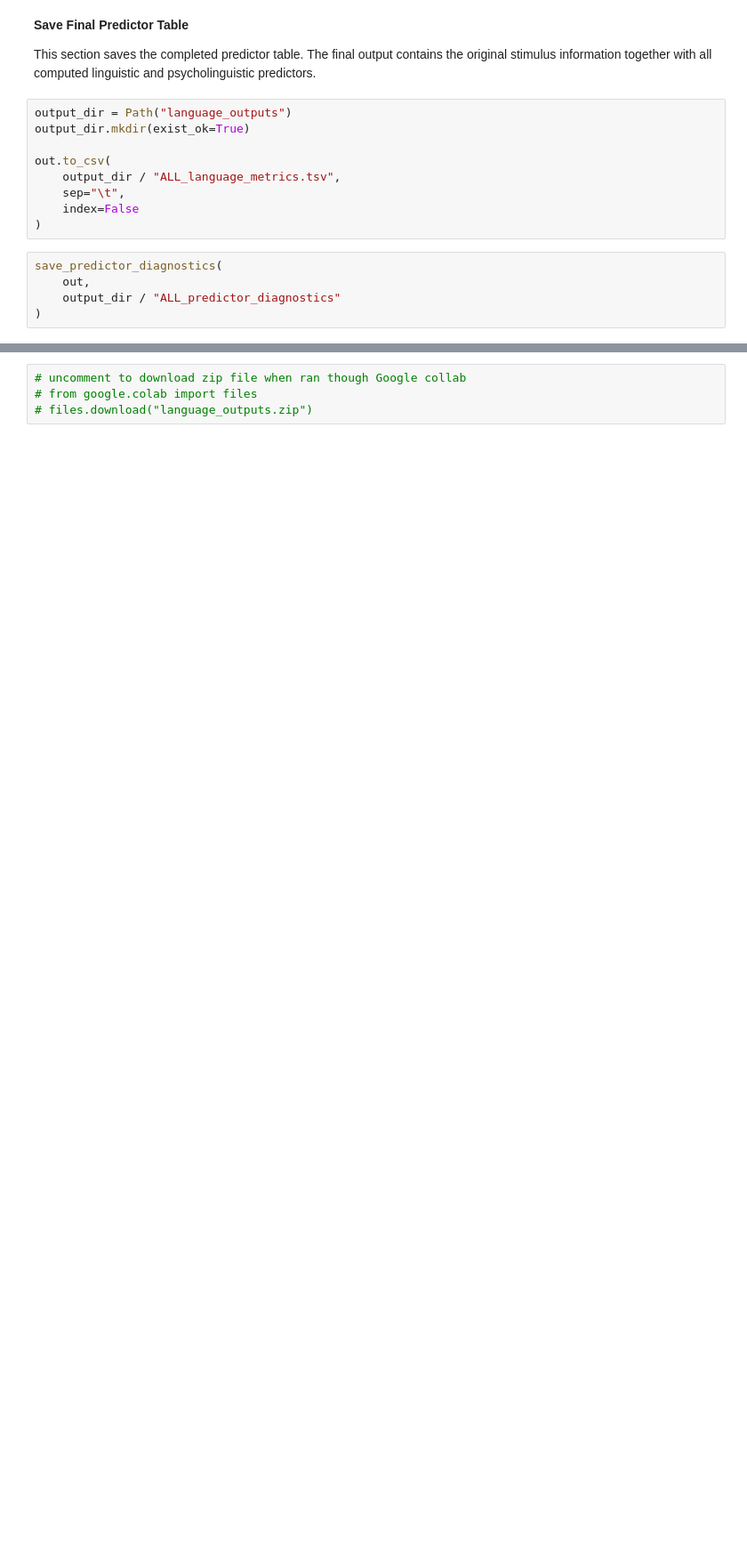
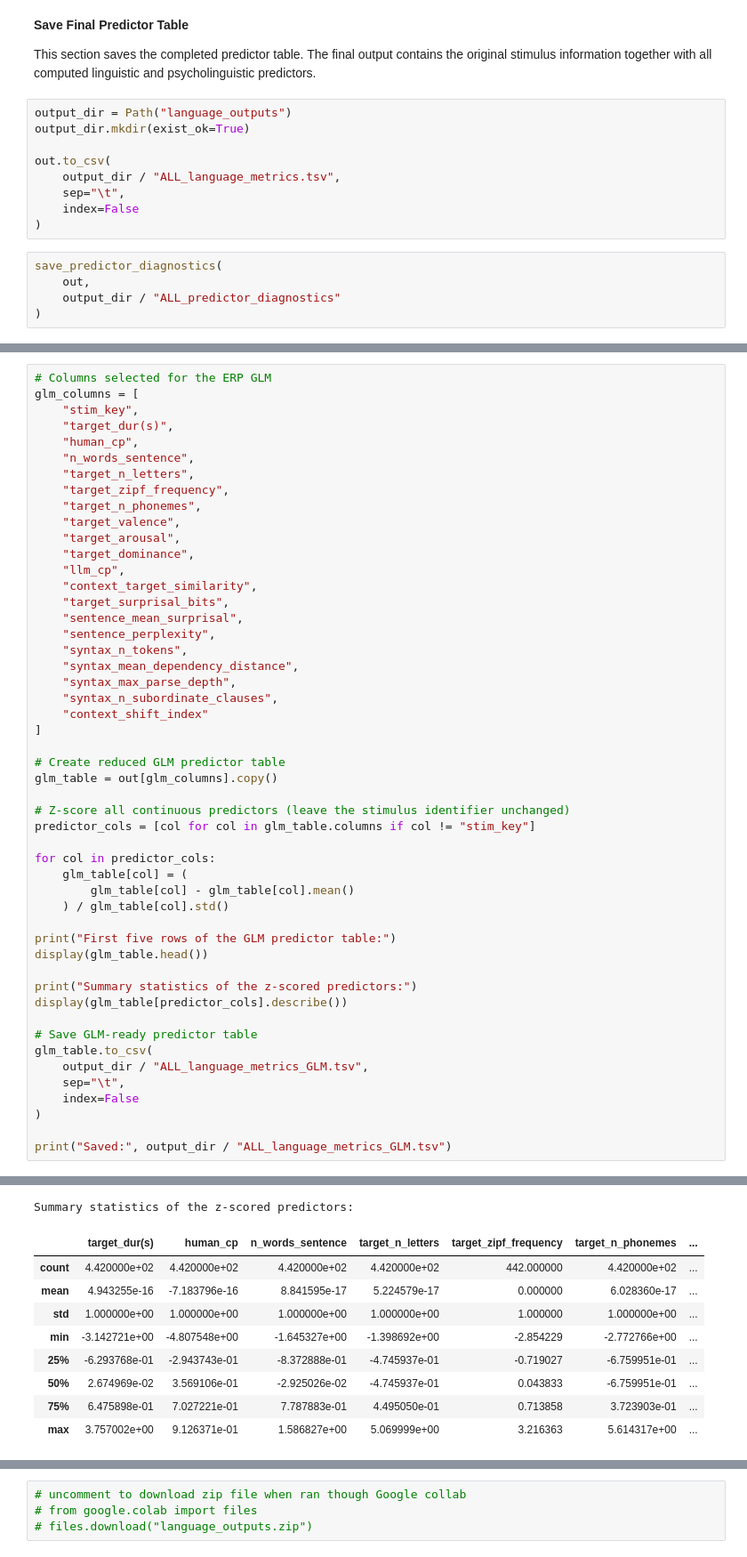
Before and after one commit to AngelaGS27/EEG-Sentence-ERP-Trial-Level-Modelling, a Jupyter notebook: stimuli_analysis.ipynb, the cells around one changed output, grey strips where cells are left out. Shown at 89% size. Cells and saved outputs as stored; diff of their text form; blank space fills up the shorter version.

```diff
--- a/stimuli_analysis.ipynb
+++ b/stimuli_analysis.ipynb
@@ -720,0 +725,51 @@ save_predictor_diagnostics(
+# %%
+# Columns selected for the ERP GLM
+glm_columns = [
+    "stim_key",
+    "target_dur(s)",
+    "human_cp",
+    "n_words_sentence",
+    "target_n_letters",
+    "target_zipf_frequency",
+    "target_n_phonemes",
+    "target_valence",
+    "target_arousal",
+    "target_dominance",
+    "llm_cp",
+    "context_target_similarity",
+    "target_surprisal_bits",
+    "sentence_mean_surprisal",
+    "sentence_perplexity",
+    "syntax_n_tokens",
+    "syntax_mean_dependency_distance",
+    "syntax_max_parse_depth",
+    "syntax_n_subordinate_clauses",
+    "context_shift_index"
+]
+
+# Create reduced GLM predictor table
+glm_table = out[glm_columns].copy()
+
+# Z-score all continuous predictors (leave the stimulus identifier unchanged)
+predictor_cols = [col for col in glm_table.columns if col != "stim_key"]
+
+for col in predictor_cols:
+    glm_table[col] = (
+        glm_table[col] - glm_table[col].mean()
+    ) / glm_table[col].std()
+
+print("First five rows of the GLM predictor table:")
+display(glm_table.head())
+
+print("Summary statistics of the z-scored predictors:")
+display(glm_table[predictor_cols].describe())
+
+# Save GLM-ready predictor table
+glm_table.to_csv(
+    output_dir / "ALL_language_metrics_GLM.tsv",
+    sep="\t",
+    index=False
+)
+
+print("Saved:", output_dir / "ALL_language_metrics_GLM.tsv")
+# %% [output]
@@ -720,0 +783,10 @@ save_predictor_diagnostics(
+Summary statistics of the z-scored predictors:
+|  | target_dur(s) | human_cp | n_words_sentence | target_n_letters | target_zipf_frequency | target_n_phonemes | ... |
+| count | 4.420000e+02 | 4.420000e+02 | 4.420000e+02 | 4.420000e+02 | 442.000000 | 4.420000e+02 | ... |
+| mean | 4.943255e-16 | -7.183796e-16 | 8.841595e-17 | 5.224579e-17 | 0.000000 | 6.028360e-17 | ... |
+| std | 1.000000e+00 | 1.000000e+00 | 1.000000e+00 | 1.000000e+00 | 1.000000 | 1.000000e+00 | ... |
+| min | -3.142721e+00 | -4.807548e+00 | -1.645327e+00 | -1.398692e+00 | -2.854229 | -2.772766e+00 | ... |
+| 25% | -6.293768e-01 | -2.943743e-01 | -8.372888e-01 | -4.745937e-01 | -0.719027 | -6.759951e-01 | ... |
+| 50% | 2.674969e-02 | 3.569106e-01 | -2.925026e-02 | -4.745937e-01 | 0.043833 | -6.759951e-01 | ... |
+| 75% | 6.475898e-01 | 7.027221e-01 | 7.787883e-01 | 4.495050e-01 | 0.713858 | 3.723903e-01 | ... |
+| max | 3.757002e+00 | 9.126371e-01 | 1.586827e+00 | 5.069999e+00 | 3.216363 | 5.614317e+00 | ... |
```
Also changed, not shown: parts of 3 cells of this notebook.
